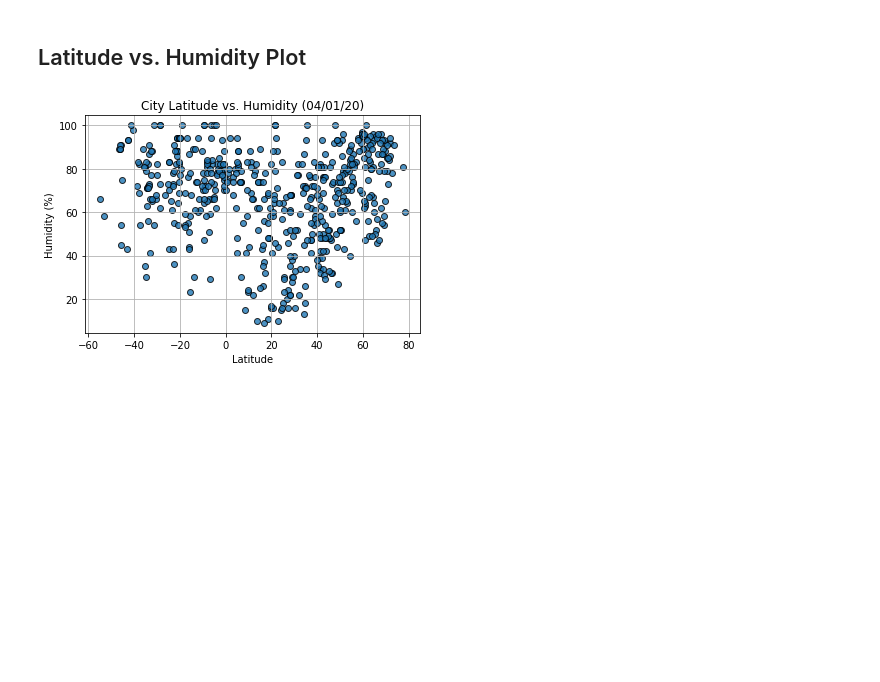
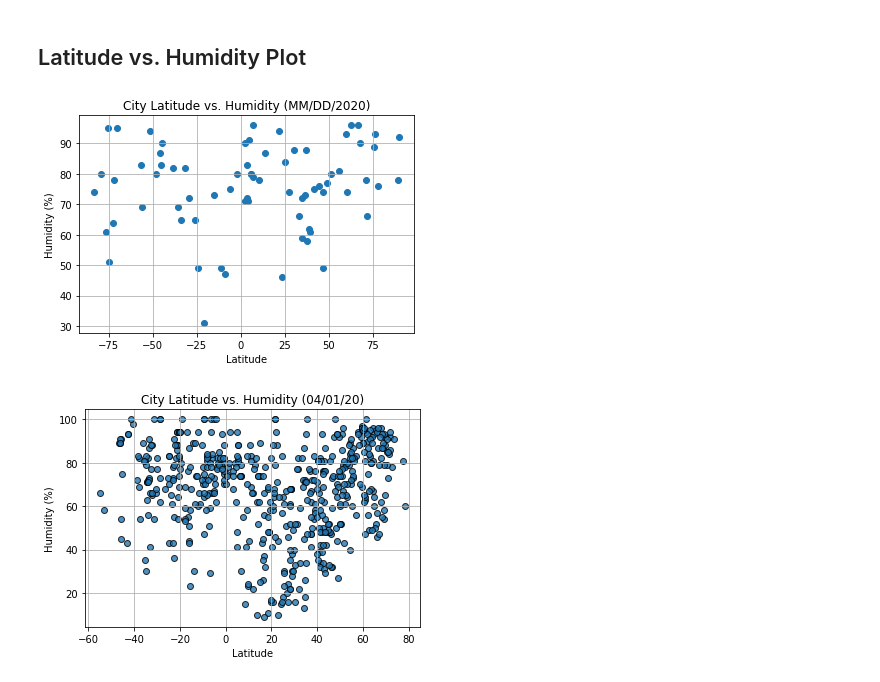
Before and after one commit to meielerol/API-challenge, a Jupyter notebook: WeatherPy.ipynb, the cells around one changed output. Drawn from its saved outputs; the diff is of its cells as text; code cells hidden in the pictures; blank space fills up the shorter version.

```diff
--- a/WeatherPy.ipynb
+++ b/WeatherPy.ipynb
@@ -299,6 +316,23 @@ cleanWeather_df
 [figure]
 # %% [markdown]
 ## Latitude vs. Humidity Plot
+# %%
+#create the plot
+plt.scatter(cleanWeather_df['Latitude'],cleanWeather_df['Humidity'])
+
+#format axes
+plt.title("City Latitude vs. Humidity (MM/DD/2020)")
+plt.xlabel("Latitude")
+plt.ylabel("Humidity (%)")
+plt.grid(True)
+
+#save figure
+plt.savefig("Humidity_vs_Latitude.png")
+
+#show plot
+plt.show()
+# %% [output]
+[figure, added]
 # %%
 #example
 # %% [output]
```
Also changed, not shown: parts of 3 cells of this notebook, 4 other files.
